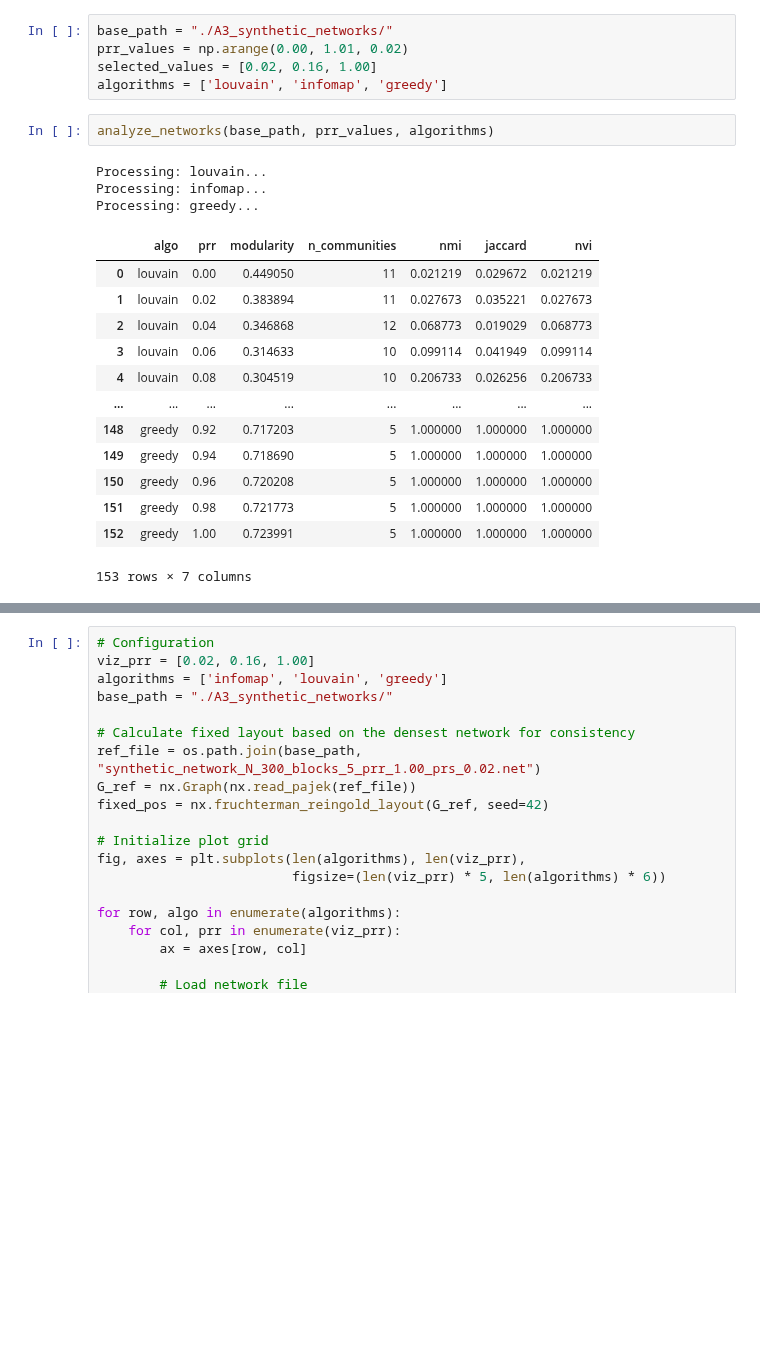
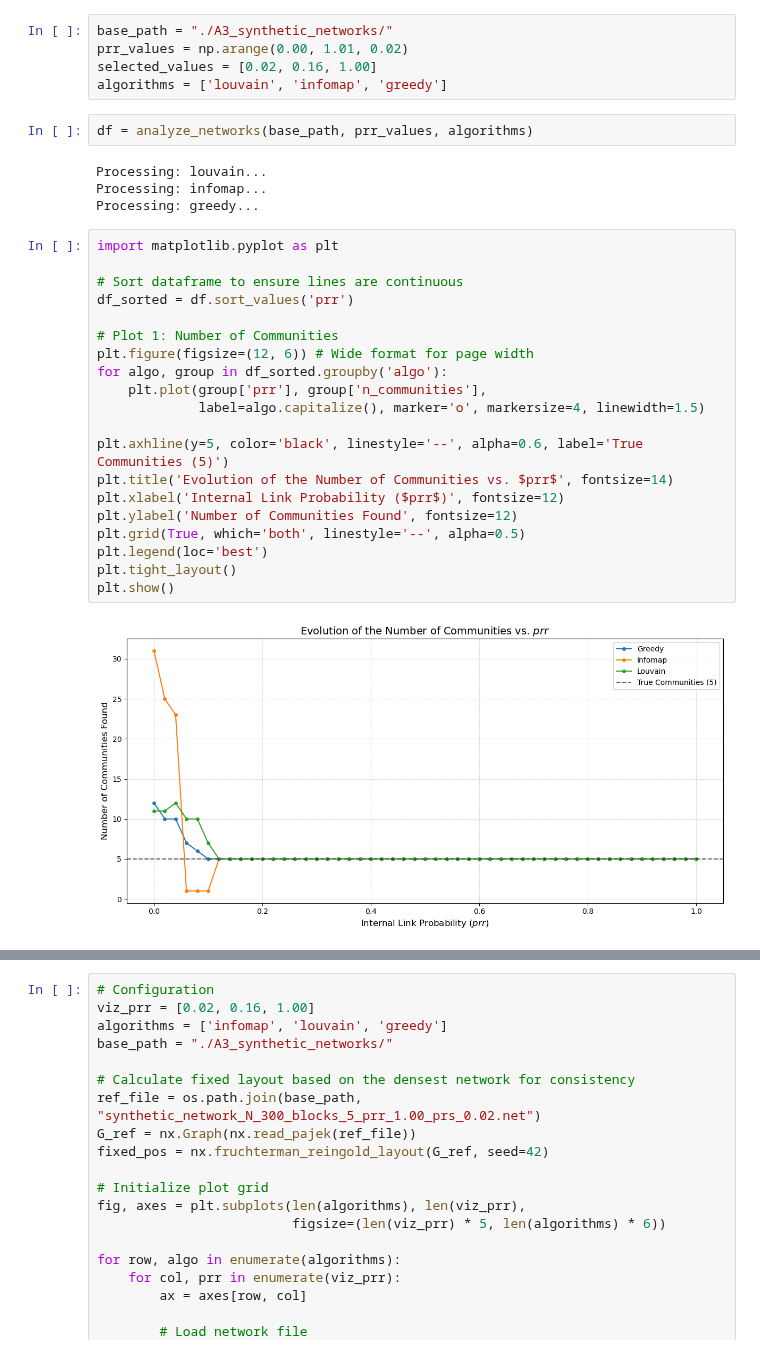
Before and after one commit to sarmijavier/complex_networks_assigments, a Jupyter notebook: activity_2/a2_part_1_synyhetic_networks.ipynb, the cells around one changed output, grey strips where cells are left out. Cells and saved outputs as stored; diff of their text form; blank space fills up the shorter version.

Commit message:
Added plots to part1

```diff
--- a/activity_2/a2_part_1_synyhetic_networks.ipynb
+++ b/activity_2/a2_part_1_synyhetic_networks.ipynb
@@ -136,21 +136,30 @@ prr_values = np.arange(0.00, 1.01, 0.02)
 selected_values = [0.02, 0.16, 1.00]
 algorithms = ['louvain', 'infomap', 'greedy']
 # %%
-analyze_networks(base_path, prr_values, algorithms)
+df = analyze_networks(base_path, prr_values, algorithms)
 # %% [output]
 Processing: louvain...
 Processing: infomap...
 Processing: greedy...
-|  | algo | prr | modularity | n_communities | nmi | jaccard | nvi |
-| 0 | louvain | 0.00 | 0.449050 | 11 | 0.021219 | 0.029672 | 0.021219 |
-| 1 | louvain | 0.02 | 0.383894 | 11 | 0.027673 | 0.035221 | 0.027673 |
-| 2 | louvain | 0.04 | 0.346868 | 12 | 0.068773 | 0.019029 | 0.068773 |
-| 3 | louvain | 0.06 | 0.314633 | 10 | 0.099114 | 0.041949 | 0.099114 |
-| 4 | louvain | 0.08 | 0.304519 | 10 | 0.206733 | 0.026256 | 0.206733 |
-| ... | ... | ... | ... | ... | ... | ... | ... |
-| 148 | greedy | 0.92 | 0.717203 | 5 | 1.000000 | 1.000000 | 1.000000 |
-| 149 | greedy | 0.94 | 0.718690 | 5 | 1.000000 | 1.000000 | 1.000000 |
-| 150 | greedy | 0.96 | 0.720208 | 5 | 1.000000 | 1.000000 | 1.000000 |
-| 151 | greedy | 0.98 | 0.721773 | 5 | 1.000000 | 1.000000 | 1.000000 |
-| 152 | greedy | 1.00 | 0.723991 | 5 | 1.000000 | 1.000000 | 1.000000 |
-153 rows × 7 columns
+# %%
+import matplotlib.pyplot as plt
+
+# Sort dataframe to ensure lines are continuous
+df_sorted = df.sort_values('prr')
+
+# Plot 1: Number of Communities
+plt.figure(figsize=(12, 6)) # Wide format for page width
+for algo, group in df_sorted.groupby('algo'):
+    plt.plot(group['prr'], group['n_communities'],
+             label=algo.capitalize(), marker='o', markersize=4, linewidth=1.5)
+
+plt.axhline(y=5, color='black', linestyle='--', alpha=0.6, label='True Communities (5)')
+plt.title('Evolution of the Number of Communities vs. $prr$', fontsize=14)
+plt.xlabel('Internal Link Probability ($prr$)', fontsize=12)
+plt.ylabel('Number of Communities Found', fontsize=12)
+plt.grid(True, which='both', linestyle='--', alpha=0.5)
+plt.legend(loc='best')
+plt.tight_layout()
+plt.show()
+# %% [output]
+[figure, added]
```
Also changed, not shown: parts of 4 cells of this notebook, 1 other file.
